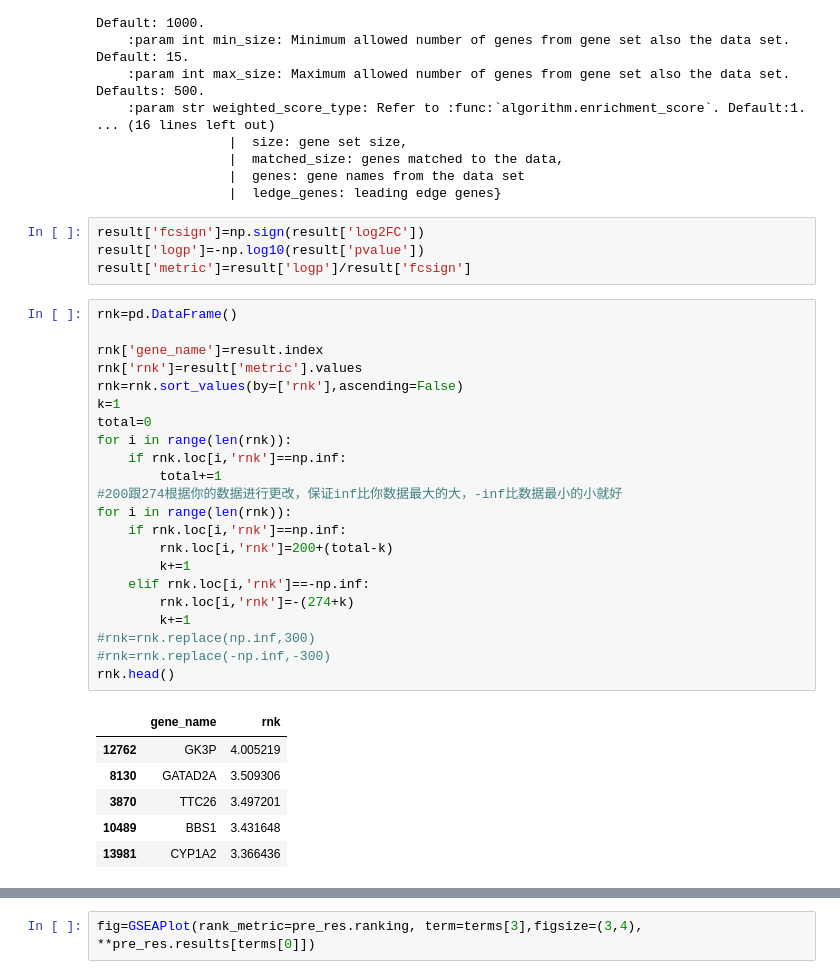
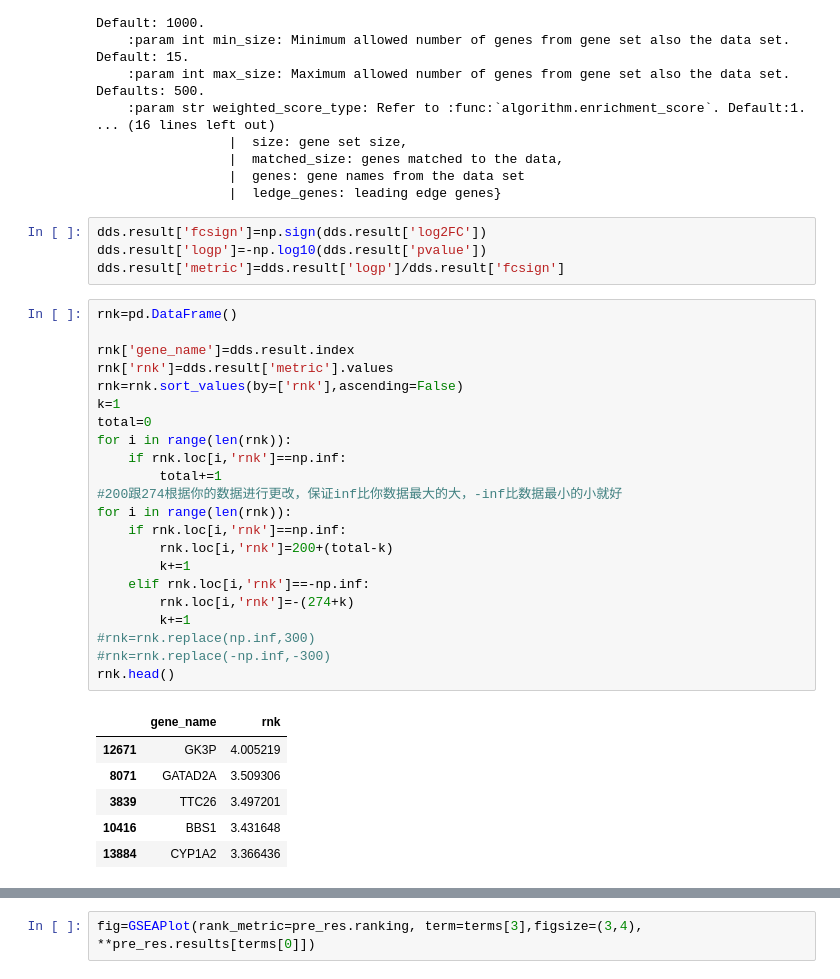
Before and after one commit to Starlitnightly/omicverse-reproducibility, a Jupyter notebook: docs/ov_deg.ipynb, the cells around one changed output, grey strips where cells are left out. Saved outputs shown, nothing was run; the diff lists cells and outputs as text.

```diff
--- a/docs/ov_deg.ipynb
+++ b/docs/ov_deg.ipynb
@@ -320,36 +301,36 @@ prerank(rnk, gene_sets, outdir='GSEA_Prerank', pheno_pos='Pos', pheno_neg='Neg',
                  |  genes: gene names from the data set
                  |  ledge_genes: leading edge genes}
 # %%
-result['fcsign']=np.sign(result['log2FC'])
-result['logp']=-np.log10(result['pvalue'])
-result['metric']=result['logp']/result['fcsign']
+dds.result['fcsign']=np.sign(dds.result['log2FC'])
+dds.result['logp']=-np.log10(dds.result['pvalue'])
+dds.result['metric']=dds.result['logp']/dds.result['fcsign']
 # %%
 rnk=pd.DataFrame()
 
-rnk['gene_name']=result.index
-rnk['rnk']=result['metric'].values
+rnk['gene_name']=dds.result.index
+rnk['rnk']=dds.result['metric'].values
 rnk=rnk.sort_values(by=['rnk'],ascending=False)
 k=1
 total=0
 for i in range(len(rnk)):
     if rnk.loc[i,'rnk']==np.inf:
         total+=1
 #200跟274根据你的数据进行更改，保证inf比你数据最大的大，-inf比数据最小的小就好
 for i in range(len(rnk)):
     if rnk.loc[i,'rnk']==np.inf:
         rnk.loc[i,'rnk']=200+(total-k)
         k+=1
     elif rnk.loc[i,'rnk']==-np.inf:
         rnk.loc[i,'rnk']=-(274+k)
         k+=1
 #rnk=rnk.replace(np.inf,300)
 #rnk=rnk.replace(-np.inf,-300)
 rnk.head()
 # %% [output]
 |  | gene_name | rnk |
-| 12762 | GK3P | 4.005219 |
-| 8130 | GATAD2A | 3.509306 |
-| 3870 | TTC26 | 3.497201 |
-| 10489 | BBS1 | 3.431648 |
-| 13981 | CYP1A2 | 3.366436 |
+| 12671 | GK3P | 4.005219 |
+| 8071 | GATAD2A | 3.509306 |
+| 3839 | TTC26 | 3.497201 |
+| 10416 | BBS1 | 3.431648 |
+| 13884 | CYP1A2 | 3.366436 |
 # %%
```
Also changed, not shown: parts of 21 cells of this notebook, 18 other files.
